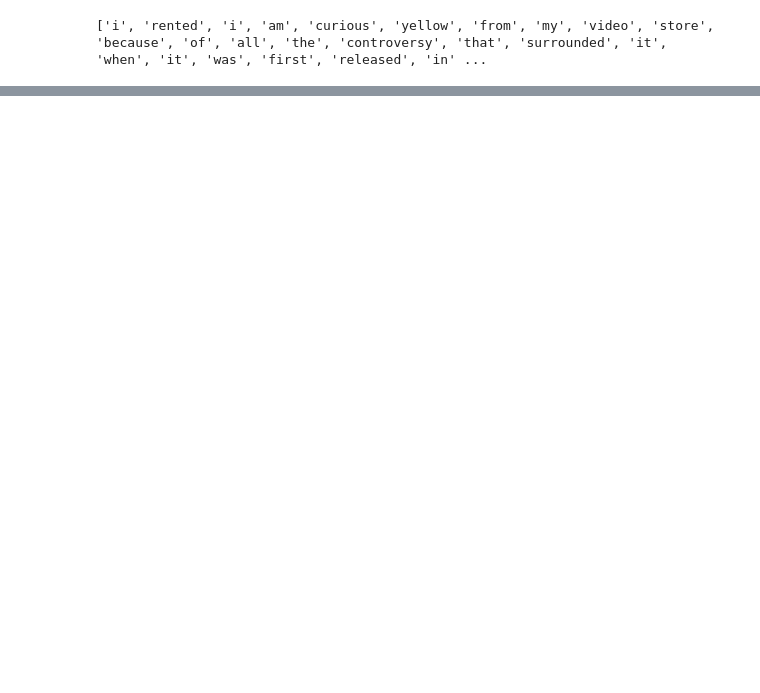
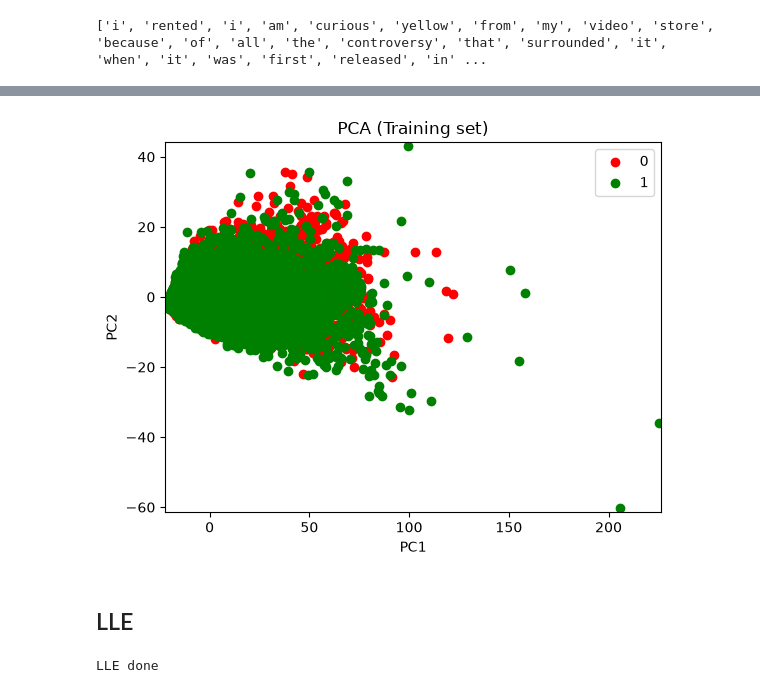
Before and after one commit to us-ja/ADAML-Text-Classification-Group-Work-G, a Jupyter notebook: text_classify.ipynb, the cells around one changed output, grey strips where cells are left out. Drawn from its saved outputs; the diff is of its cells as text; code cells hidden in the pictures; blank space fills up the shorter version.

```diff
--- a/text_classify.ipynb
+++ b/text_classify.ipynb
@@ -101,0 +137,49 @@ calculate_and_print_accuracy(lda_classifier, onehotTest, Ytest, "LDA")
+# %%
+pca = PCA(n_components=2)
+X_train = pca.fit_transform(onehotTrain)
+X_test = pca.transform(onehotTest)
+
+# pca_logistic_classifier = LogisticRegression(max_iter=200)
+# pca_logistic_classifier.fit(X_train, Ytrain)
+# pca_y_pred = pca_logistic_classifier.predict(X_test)
+# evaluateModel(pca_y_pred, Ytest)
+# %%
+from matplotlib.colors import ListedColormap
+
+X_set, y_set = X_train, Ytrain
+X1, X2 = np.meshgrid(np.arange(start=X_set[:, 0].min() - 1,
+                               stop=X_set[:, 0].max() + 1, step=0.01),
+                     np.arange(start=X_set[:, 1].min() - 1,
+                               stop=X_set[:, 1].max() + 1, step=0.01))
+
+# plt.contourf(X1, X2, pca_logistic_classifier.predict(np.array([X1.ravel(),
+#                                                   X2.ravel()]).T).reshape(X1.shape), alpha=0.75,
+#              cmap=ListedColormap(('yellow', 'white', 'aquamarine')))
+
+plt.xlim(X1.min(), X1.max())
+plt.ylim(X2.min(), X2.max())
+
+for i, j in enumerate(np.unique(y_set)):
+    plt.scatter(X_set[y_set == j, 0], X_set[y_set == j, 1],
+                color=ListedColormap(('red', 'green'))(i), label=j)
+
+plt.title('PCA (Training set)')
+plt.xlabel('PC1')  # for Xlabel
+plt.ylabel('PC2')  # for Ylabel
+
+
+# show scatter plot
+# The loadings cannot be showed as they are to small to be visible
+
+plt.legend()  # to show legend
+plt.show()
+# %% [output]
+[figure, added]
+# %% [markdown]
+## LLE
+# %%
+lle = LocallyLinearEmbedding(n_neighbors=20, n_components=2, n_jobs=-1)
+X_reduced = lle.fit_transform(onehotTest)
+print("LLE done")
+# %% [output]
+LLE done
```
Also changed, not shown: parts of 12 cells of this notebook.
